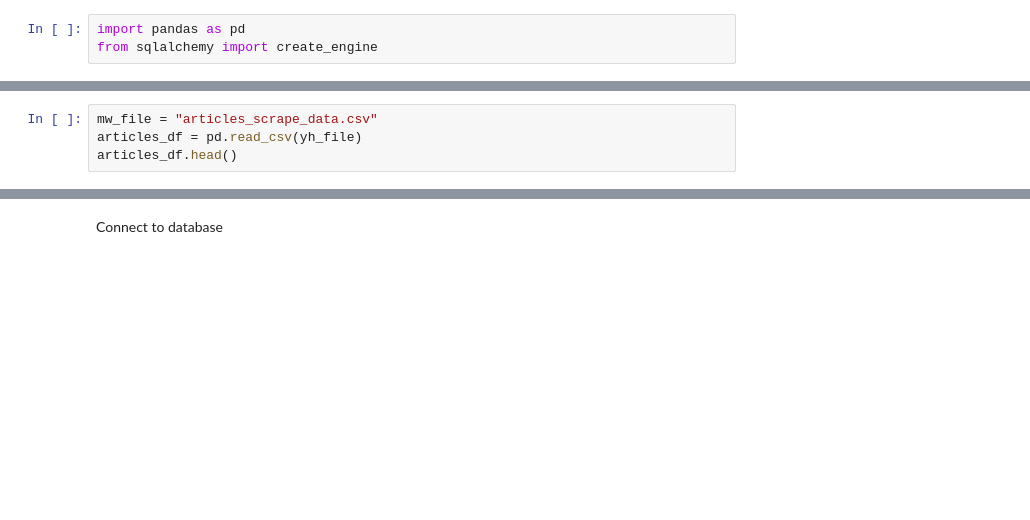
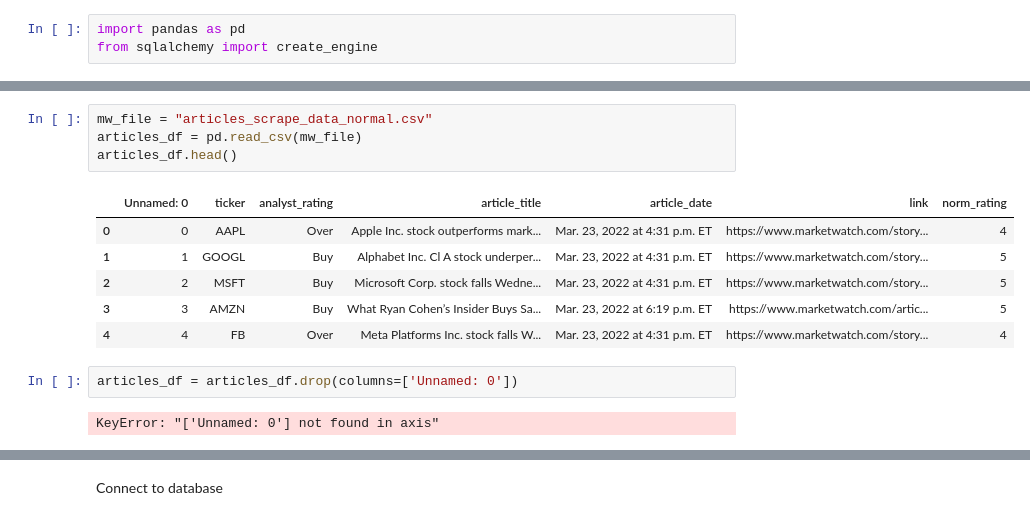
Before and after one commit to billywiltshire77/NWBC-Project2-Group2, a Jupyter notebook: data_load.ipynb, the cells around one changed output, grey strips where cells are left out. Drawn from its saved outputs; the diff is of its cells as text; blank space fills up the shorter version.

Commit message:
data load updates

```diff
--- a/data_load.ipynb
+++ b/data_load.ipynb
@@ -8,4 +43,15 @@ stocks_df.head()
 # %%
-mw_file = "articles_scrape_data.csv"
-articles_df = pd.read_csv(yh_file)
+mw_file = "articles_scrape_data_normal.csv"
+articles_df = pd.read_csv(mw_file)
 articles_df.head()
+# %% [output]
+|  | Unnamed: 0 | ticker | analyst_rating | article_title | article_date | link | norm_rating |
+| 0 | 0 | AAPL | Over | Apple Inc. stock outperforms mark... | Mar. 23, 2022 at 4:31 p.m. ET | https://www.marketwatch.com/story... | 4 |
+| 1 | 1 | GOOGL | Buy | Alphabet Inc. Cl A stock underper... | Mar. 23, 2022 at 4:31 p.m. ET | https://www.marketwatch.com/story... | 5 |
+| 2 | 2 | MSFT | Buy | Microsoft Corp. stock falls Wedne... | Mar. 23, 2022 at 4:31 p.m. ET | https://www.marketwatch.com/story... | 5 |
+| 3 | 3 | AMZN | Buy | What Ryan Cohen’s Insider Buys Sa... | Mar. 23, 2022 at 6:19 p.m. ET | https://www.marketwatch.com/artic... | 5 |
+| 4 | 4 | FB | Over | Meta Platforms Inc. stock falls W... | Mar. 23, 2022 at 4:31 p.m. ET | https://www.marketwatch.com/story... | 4 |
+# %%
+articles_df = articles_df.drop(columns=['Unnamed: 0'])
+# %% [output]
+KeyError: "['Unnamed: 0'] not found in axis"
```
Also changed, not shown: parts of 11 cells of this notebook, 1 other file.
